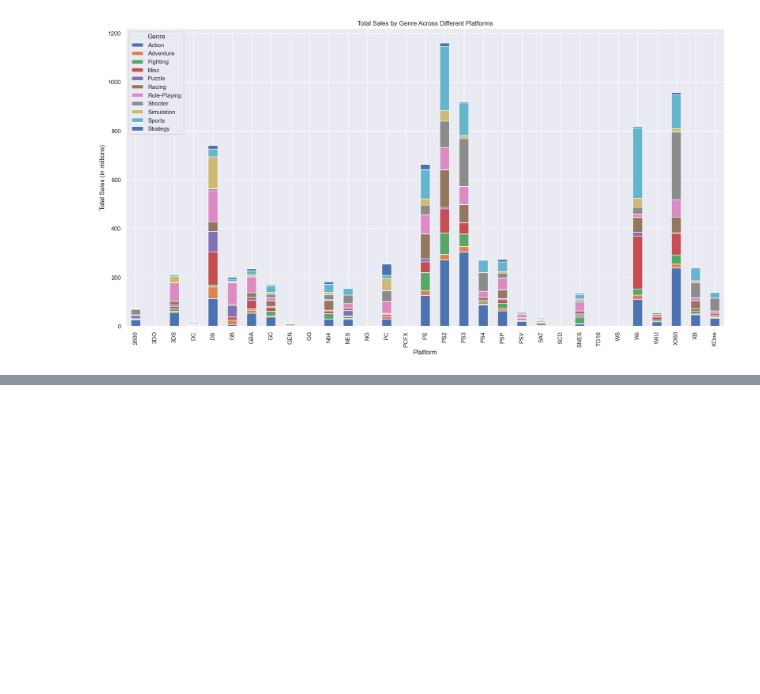
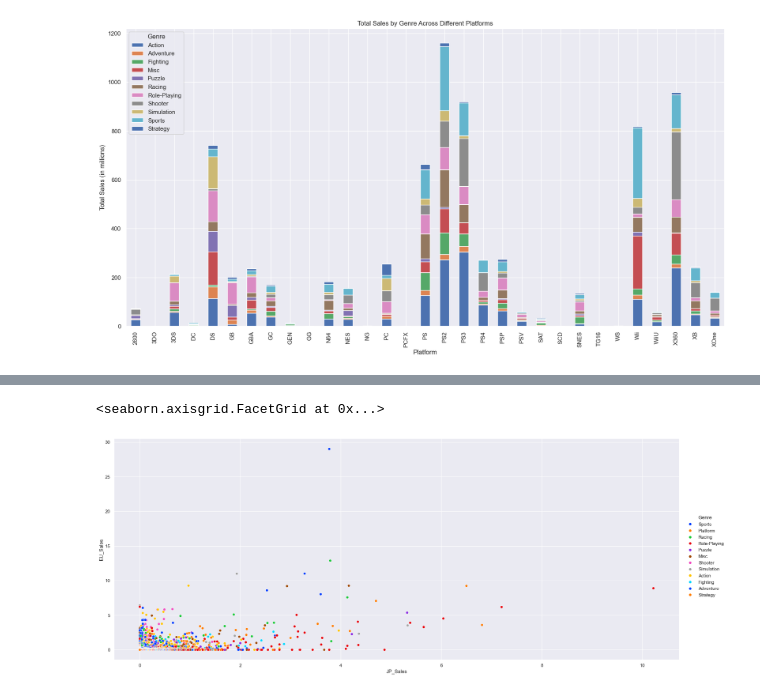
Before and after one commit to IgorJordany/AED, a Jupyter notebook: Trabalho final/main.ipynb, the cells around one changed output, grey strips where cells are left out. Cells and saved outputs as stored; diff of their text form; code cells hidden in the pictures; blank space fills up the shorter version.

```diff
--- a/Trabalho final/main.ipynb
+++ b/Trabalho final/main.ipynb
@@ -267,0 +280,5 @@ plt.show()
+# %%
+sns.relplot(x="JP_Sales", y="EU_Sales", hue="Genre", data=game_sales_df, palette='bright', height=8.27, aspect=20/8.27)
+# %% [output]
+<seaborn.axisgrid.FacetGrid at 0x...>
+[figure, added]
```
Also changed, not shown: parts of 15 cells of this notebook.
